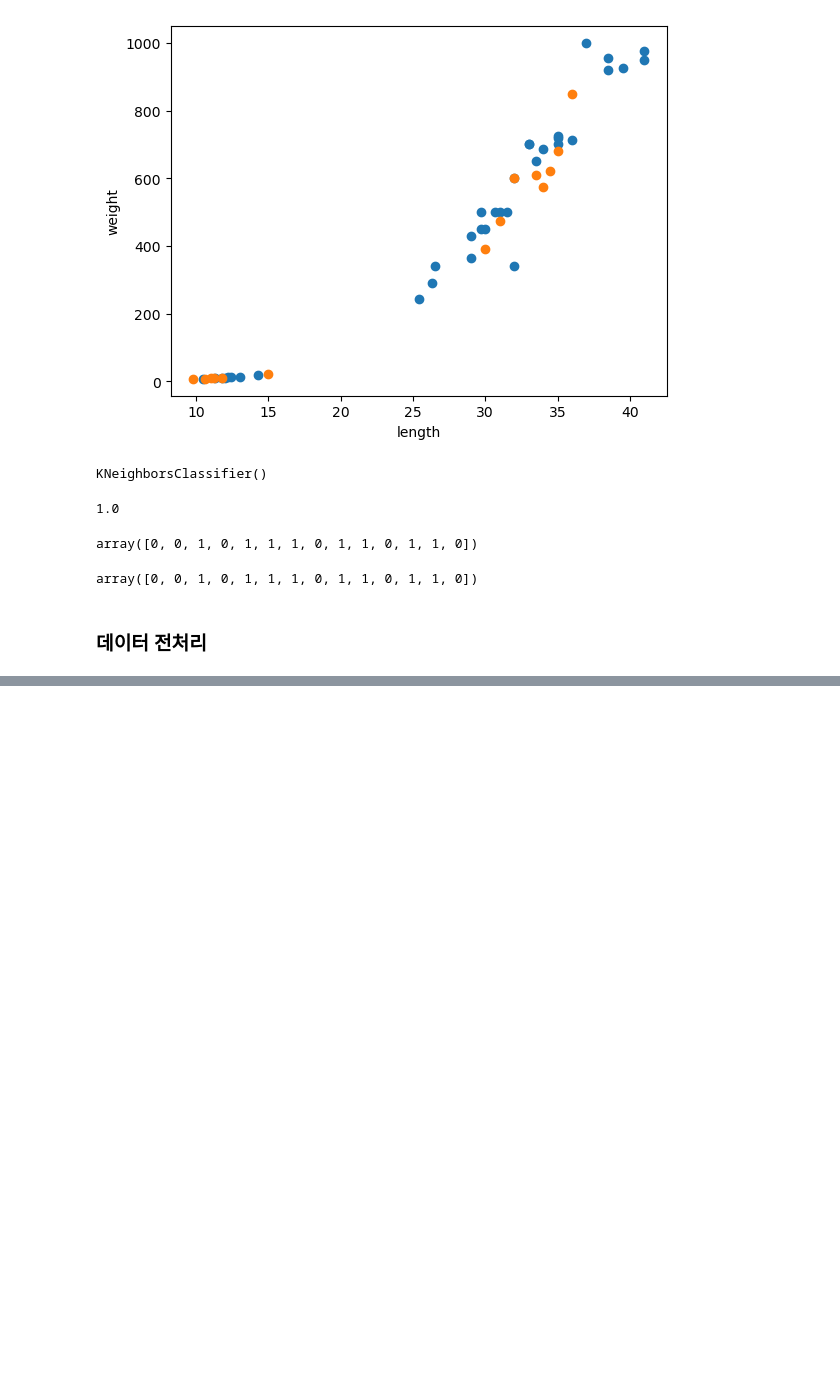
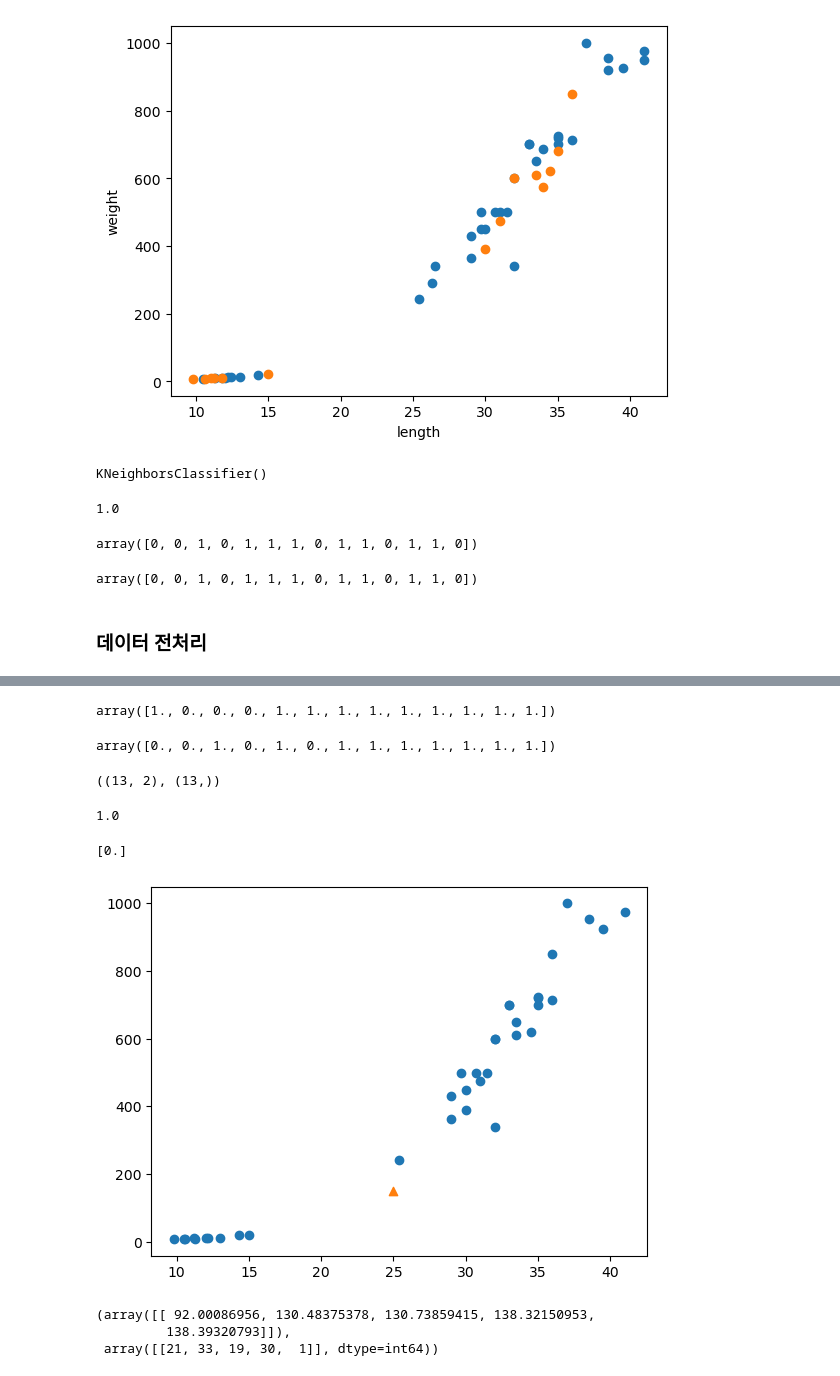
Before and after one commit to hojimint/na_hon_gong, a Jupyter notebook: Chapter02.ipynb, the cells around one changed output, grey strips where cells are left out. Saved outputs shown, nothing was run; the diff lists cells and outputs as text; code cells hidden in the pictures; blank space fills up the shorter version.

```diff
--- a/Chapter02.ipynb
+++ b/Chapter02.ipynb
@@ -134,0 +150,2 @@ array([0, 0, 1, 0, 1, 1, 1, 0, 1, 1, 0, 1, 1, 0])
+# %%
+fish_data = np.column_stack((fish_length, fish_weight))
@@ -134,0 +169,3 @@ array([0, 0, 1, 0, 1, 1, 1, 0, 1, 1, 0, 1, 1, 0])
+# %%
+fish_target = np.concatenate((np.ones(35), np.zeros(14)))
+fish_target
@@ -134,0 +176,4 @@ array([0, 0, 1, 0, 1, 1, 1, 0, 1, 1, 0, 1, 1, 0])
+# %%
+train_input, test_input, train_target, test_target = train_test_split(
+    fish_data, fish_target, random_state=42, stratify=fish_target
+)
@@ -134,0 +184,30 @@ array([0, 0, 1, 0, 1, 1, 1, 0, 1, 1, 0, 1, 1, 0])
+# %%
+test_target
+# %% [output]
+array([1., 0., 0., 0., 1., 1., 1., 1., 1., 1., 1., 1., 1.])
+# %%
+test_target
+# %% [output]
+array([0., 0., 1., 0., 1., 0., 1., 1., 1., 1., 1., 1., 1.])
+# %%
+test_input.shape, test_target.shape
+# %% [output]
+((13, 2), (13,))
+# %%
+kn = KNeighborsClassifier()
+kn.fit(train_input, train_target)
+kn.score(test_input, test_target)
+# %% [output]
+1.0
+# %%
+print(kn.predict([[25,150]]))
+# %% [output]
+[0.]
+# %%
+plt.scatter(train_input[:,0],train_input[:,1])
+plt.scatter(25, 150, marker = '^')
+plt.xlabel = ('length')
+plt.ylabel = ('weight')
+plt.show()
+# %% [output]
+[figure, added]
@@ -134,0 +217,6 @@ array([0, 0, 1, 0, 1, 1, 1, 0, 1, 1, 0, 1, 1, 0])
+# %%
+distances, indexes
+# %% [output]
+(array([[ 92.00086956, 130.48375378, 130.73859415, 138.32150953,
+         138.39320793]]),
+ array([[21, 33, 19, 30,  1]], dtype=int64))
```
Also changed, not shown: parts of 27 cells of this notebook.
